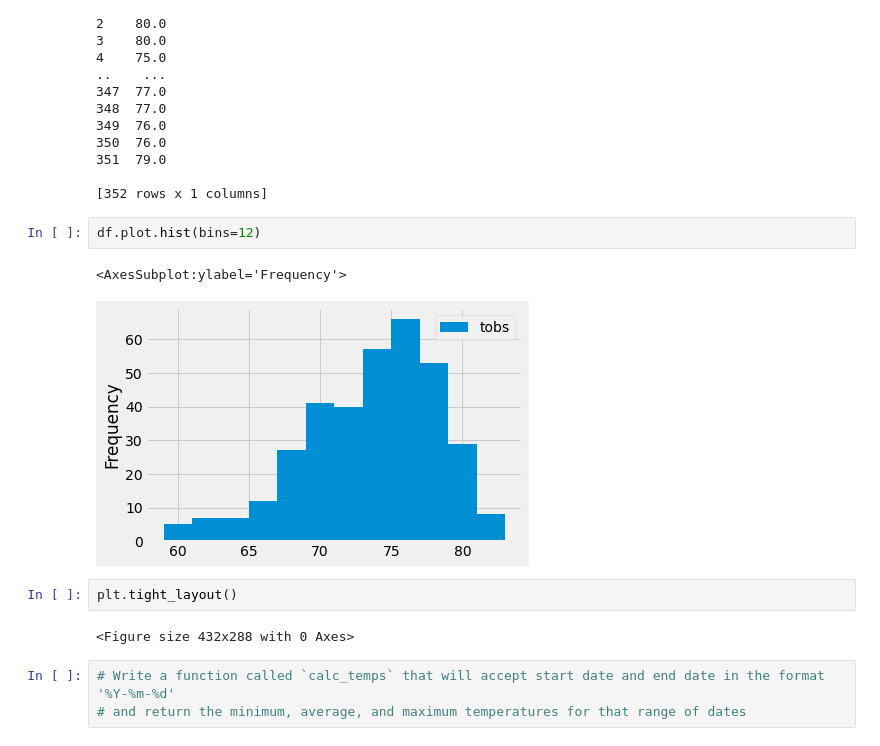
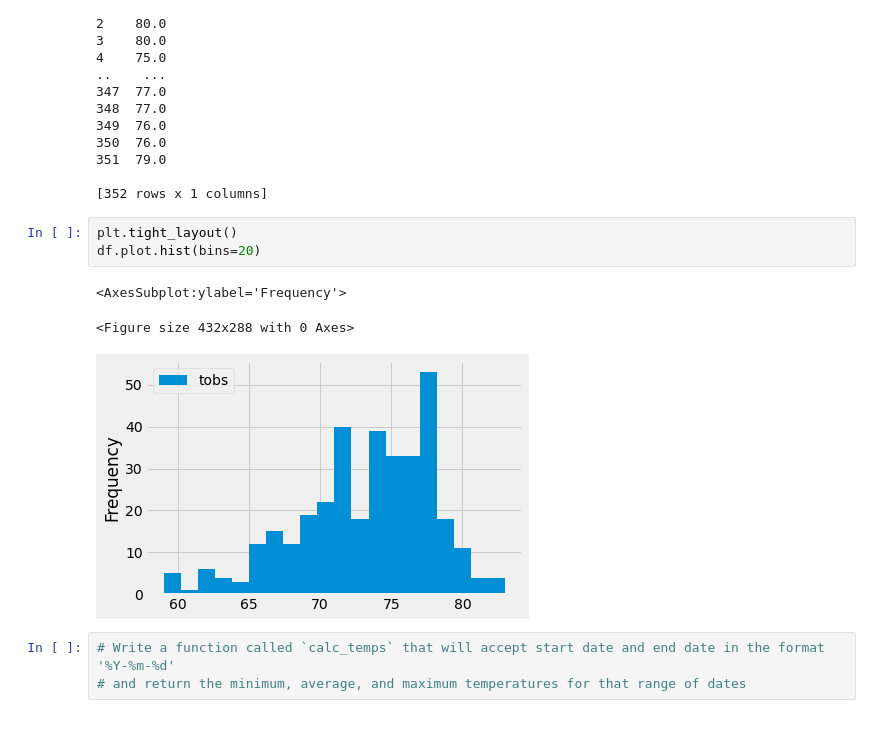
Before and after one commit to ClayMack/Climate_Analysis, a Jupyter notebook: climate_analysis.ipynb, the cells around one changed output. Cells and saved outputs as stored; diff of their text form.

```diff
--- a/climate_analysis.ipynb
+++ b/climate_analysis.ipynb
@@ -145,14 +145,12 @@ print(df)
 
 [352 rows x 1 columns]
 # %%
-df.plot.hist(bins=12)
+plt.tight_layout()
+df.plot.hist(bins=20)
 # %% [output]
 <AxesSubplot:ylabel='Frequency'>
+<Figure size 432x288 with 0 Axes>
-[figure, old version]
+[figure, new version]
-# %%
-plt.tight_layout()
-# %% [output]
-<Figure size 432x288 with 0 Axes>
 # %%
 # Write a function called `calc_temps` that will accept start date and end date in the format '%Y-%m-%d'
 # and return the minimum, average, and maximum temperatures for that range of dates
```
Also changed, not shown: 1 other file.
